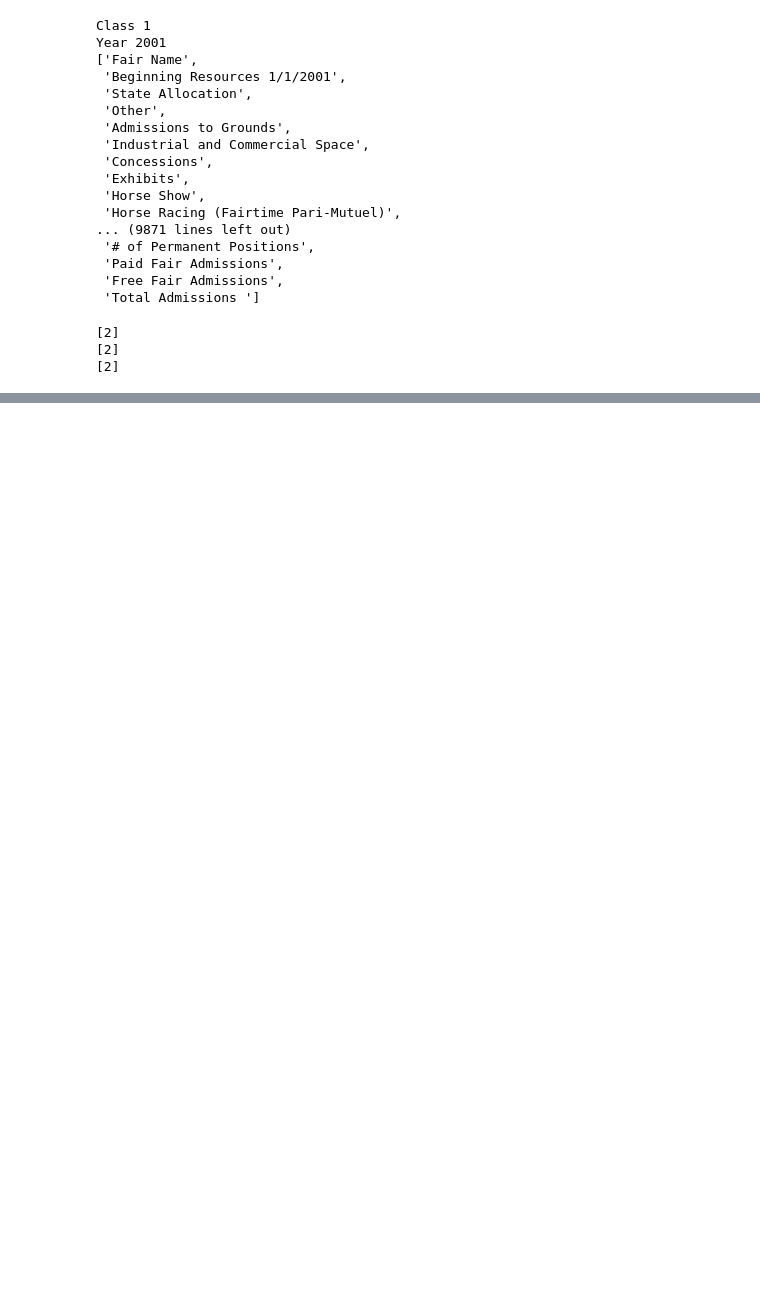
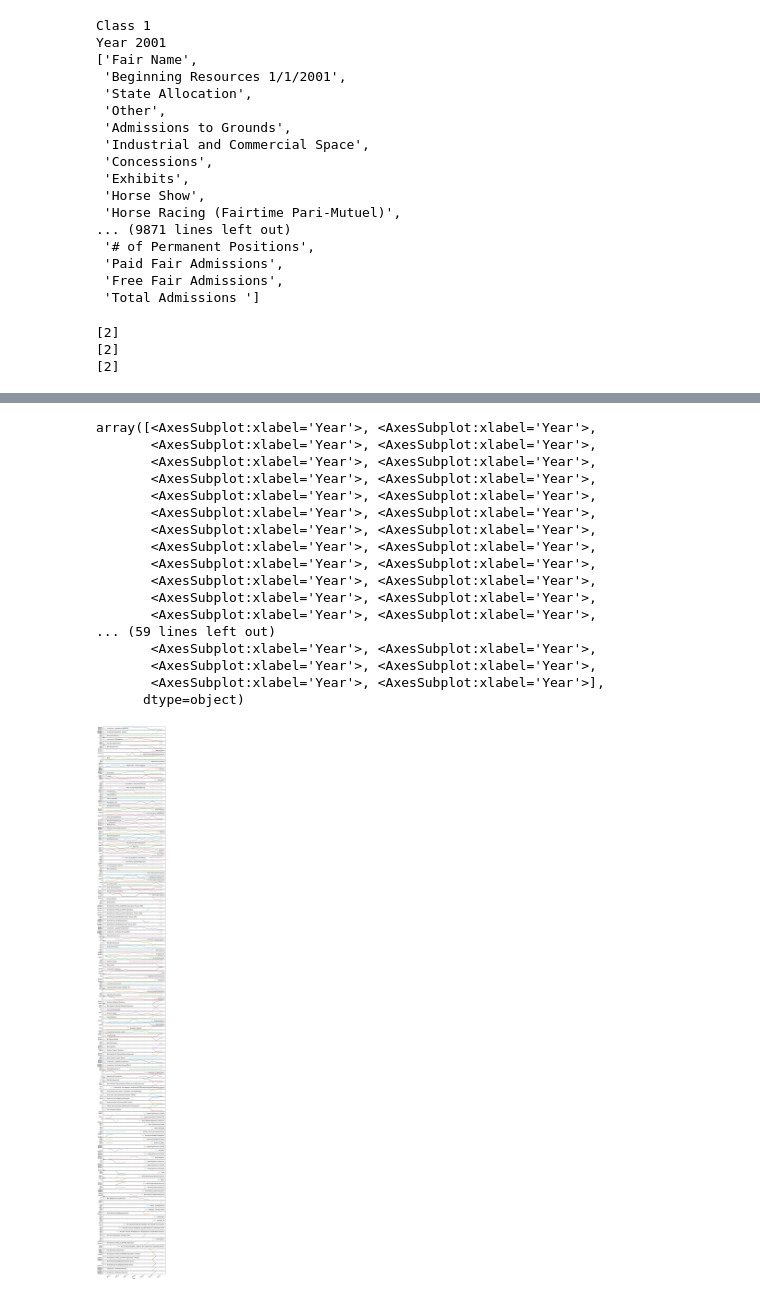
Before and after one commit to Steffanic/Fair-Analytics, a Jupyter notebook: Data/ExploatoryDataAnalysis.ipynb, the cells around one changed output, grey strips where cells are left out. Cells and saved outputs as stored; diff of their text form; code cells hidden in the pictures; blank space fills up the shorter version.

```diff
--- a/Data/ExploatoryDataAnalysis.ipynb
+++ b/Data/ExploatoryDataAnalysis.ipynb
@@ -95,0 +94,29 @@ print(class_list)
+# %%
+classes = {}
+class_names = ['1','2','3','4','5','6','7','3+','4+']
+# %%
+for i in range(9):
+    try:
+        data = pd.read_excel(wrkbks[-1], sheet_name=f'Class {class_names[i]} Formatted')
+    except:
+        print(f"Probably Class {class_names[i]} doesn't exist this year.")
+        continue
+    data["Year"] = 2018
+    multi = data.set_index(['Fair Name', 'Year']).sort_index()
+    classes[f'Class {class_names[i]}'] = multi
+# %%
+offset=0
+for i in range(0,17):
+    for cls_num in class_names:
+        if(i==12):
+            offset=1
+        try:
+            data = pd.read_excel(wrkbks[i], sheet_name=f'Class {cls_num} Formatted')
+        except:
+            print(f"Probably Class {cls_num} doesn't exist this year 20{i+1:02}.")
+            continue
+        data["Year"] = int(f"20{i+1:02}")
+        multi = data.set_index(['Fair Name', 'Year']).sort_index()
+        classes[f'Class {cls_num}'] = pd.concat([classes[f'Class {cls_num}'], multi])
+print(classes)
+print(classes['Class 1'])
@@ -95,0 +141,5 @@ print(class_list)
+# %%
+for key in classes.keys():
+    classes[key].sort_index( inplace=True)
+    print(key,end="\n\n==================\n\n")
+    print(classes[key]['Investment in Capital Assets'],end="\n\n==================\n\n")
@@ -96,3 +164,27 @@ print(class_list)
+# %%
+classes["Class 1"].xs('10-A DAA, Tulelake-Butte Valley Fair').plot(subplots=True, figsize=(10, 200))
+
+
+#.plot('Investment in Capital Assets', use_index=True)
+# %% [output]
+array([<AxesSubplot:xlabel='Year'>, <AxesSubplot:xlabel='Year'>,
+       <AxesSubplot:xlabel='Year'>, <AxesSubplot:xlabel='Year'>,
+       <AxesSubplot:xlabel='Year'>, <AxesSubplot:xlabel='Year'>,
+       <AxesSubplot:xlabel='Year'>, <AxesSubplot:xlabel='Year'>,
+       <AxesSubplot:xlabel='Year'>, <AxesSubplot:xlabel='Year'>,
+       <AxesSubplot:xlabel='Year'>, <AxesSubplot:xlabel='Year'>,
+       <AxesSubplot:xlabel='Year'>, <AxesSubplot:xlabel='Year'>,
+       <AxesSubplot:xlabel='Year'>, <AxesSubplot:xlabel='Year'>,
+       <AxesSubplot:xlabel='Year'>, <AxesSubplot:xlabel='Year'>,
+       <AxesSubplot:xlabel='Year'>, <AxesSubplot:xlabel='Year'>,
+       <AxesSubplot:xlabel='Year'>, <AxesSubplot:xlabel='Year'>,
+       <AxesSubplot:xlabel='Year'>, <AxesSubplot:xlabel='Year'>,
+... (59 lines left out)
+       <AxesSubplot:xlabel='Year'>, <AxesSubplot:xlabel='Year'>,
+       <AxesSubplot:xlabel='Year'>, <AxesSubplot:xlabel='Year'>,
+       <AxesSubplot:xlabel='Year'>, <AxesSubplot:xlabel='Year'>],
+      dtype=object)
+[figure, added]
 # %%
 class_one = class_list[1]
 for year in class_one.keys():
```
Also changed, not shown: parts of 6 cells of this notebook, 1 other file.
